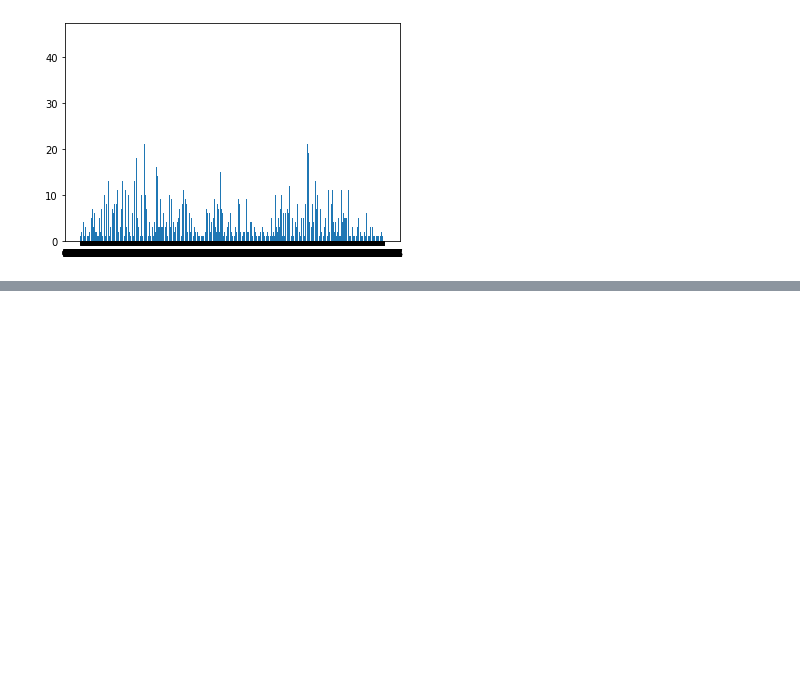
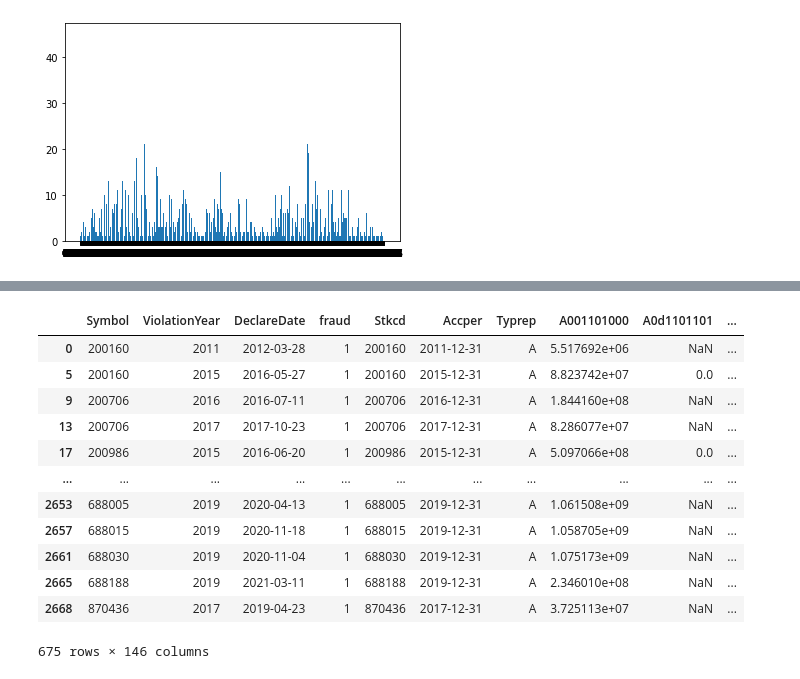
Before and after one commit to zhhh-j/AIstudio--projects, a Jupyter notebook: lw/code/preprogress.ipynb, the cells around one changed output, grey strips where cells are left out. Cells and saved outputs as stored; diff of their text form; code cells hidden in the pictures; blank space fills up the shorter version.

```diff
--- a/lw/code/preprogress.ipynb
+++ b/lw/code/preprogress.ipynb
@@ -83,8 +65,0 @@ Name: ViolationYear, dtype: object
-# %%
-# 连接资产负债表 data2
-data2 = pd.read_csv('C:/Users/赵豪杰/Desktop/lw/data/资产负债表160133267/FS_Combas.csv', error_bad_lines=False)
-data2.columns[:15]
-data2['Accper'] = data2['Accper'].map(lambda x: pd.to_datetime(x).year)
-data2 = data2[(data2['Accper'] > 2010) & (data2['Accper'] < 2020)]
-# df.dtypes 查看类型
-df['Symbol'] = df['Symbol'].astype(int)
@@ -153,0 +66,44 @@ data2
+# %%
+# 连接资产负债表 data2
+from matplotlib.pyplot import axis
+
+
+data2 = pd.read_csv('C:/Users/赵豪杰/Desktop/lw/data/资产负债表160133267/FS_Combas.csv', error_bad_lines=False)
+data2.columns[:15]
+data2_Copy = data2.copy()
+
+# 筛选年份
+data2['Accper_year'] = data2['Accper'].map(lambda x: pd.to_datetime(x).year)
+data2['Accper_month'] = data2['Accper'].map(lambda x: pd.to_datetime(x).month)
+data2['Accper_day'] = data2['Accper'].map(lambda x: pd.to_datetime(x).day)
+data2 = data2[(data2['Accper_year'] > 2010) & (data2['Accper_year'] < 2021)]
+
+# 筛选资产负债表会计日期为12月或者1月的，其中1月所在年份应减1
+data2['Accper_year0'] = data2[['Accper_year', 'Accper_month']].apply(lambda x: x[0] - 1 if x[1] == 1 else x[0], axis = 1)
+data2 = data2[(data2['Accper_month'] == 12) | (data2['Accper_month'] == 1) ]
+
+# df.dtypes 查看类型
+# 修改相同类型，便于合并
+df['Symbol'] = df['Symbol'].astype("string")
+data2['Stkcd'] = data2['Stkcd'].astype("string")
+
+data2.drop_duplicates(['Stkcd', 'Accper', 'Typrep'], inplace=True)
+data_all = pd.merge(df, data2, left_on=['Symbol', 'ViolationYear'], right_on=['Stkcd', 'Accper_year0'], how='inner')
+data_all[['Symbol', 'ViolationYear']].value_counts()
+data_all = data_all[data_all['Typrep'] == 'A'].drop_duplicates(['Symbol', 'ViolationYear'])
+# 资产负债表连接完成
+data_all
+# %% [output]
+|  | Symbol | ViolationYear | DeclareDate | fraud | Stkcd | Accper | Typrep | A001101000 | A0d1101101 | ... |
+| 0 | 200160 | 2011 | 2012-03-28 | 1 | 200160 | 2011-12-31 | A | 5.517692e+06 | NaN | ... |
+| 5 | 200160 | 2015 | 2016-05-27 | 1 | 200160 | 2015-12-31 | A | 8.823742e+07 | 0.0 | ... |
+| 9 | 200706 | 2016 | 2016-07-11 | 1 | 200706 | 2016-12-31 | A | 1.844160e+08 | NaN | ... |
+| 13 | 200706 | 2017 | 2017-10-23 | 1 | 200706 | 2017-12-31 | A | 8.286077e+07 | NaN | ... |
+| 17 | 200986 | 2015 | 2016-06-20 | 1 | 200986 | 2015-12-31 | A | 5.097066e+08 | 0.0 | ... |
+| ... | ... | ... | ... | ... | ... | ... | ... | ... | ... | ... |
+| 2653 | 688005 | 2019 | 2020-04-13 | 1 | 688005 | 2019-12-31 | A | 1.061508e+09 | NaN | ... |
+| 2657 | 688015 | 2019 | 2020-11-18 | 1 | 688015 | 2019-12-31 | A | 1.058705e+09 | NaN | ... |
+| 2661 | 688030 | 2019 | 2020-11-04 | 1 | 688030 | 2019-12-31 | A | 1.075173e+09 | NaN | ... |
+| 2665 | 688188 | 2019 | 2021-03-11 | 1 | 688188 | 2019-12-31 | A | 2.346010e+08 | NaN | ... |
+| 2668 | 870436 | 2017 | 2019-04-23 | 1 | 870436 | 2017-12-31 | A | 3.725113e+07 | NaN | ... |
+675 rows × 146 columns
```
Also changed, not shown: parts of 12 cells of this notebook.
